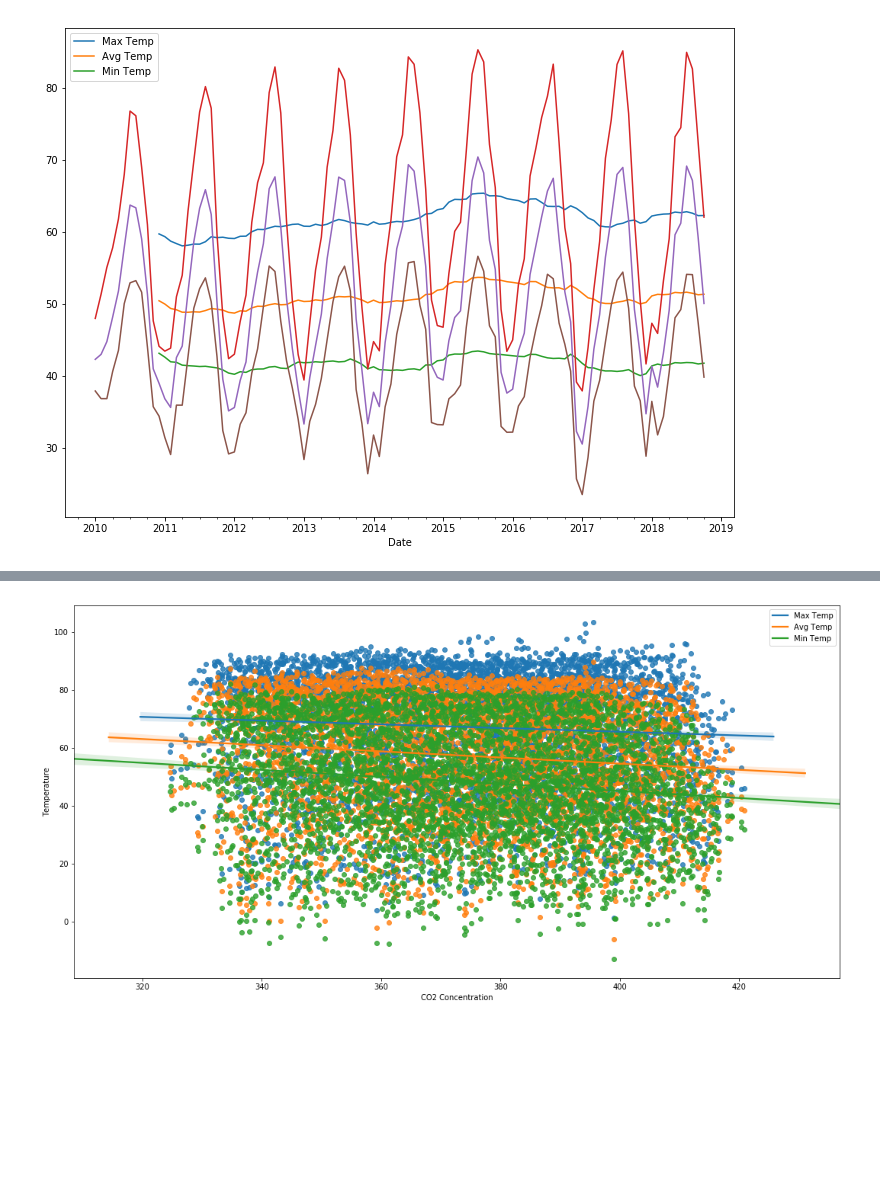
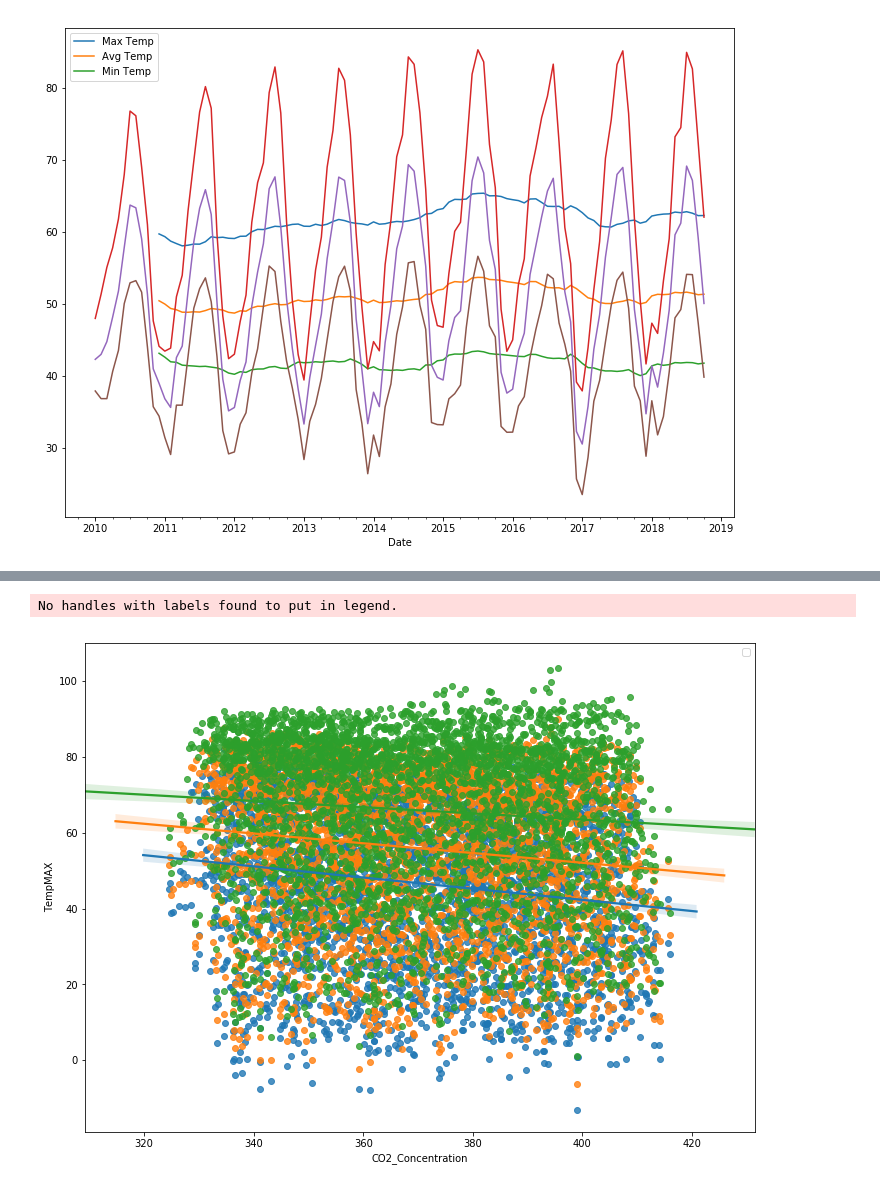
Before and after one commit to KrishnaMuluguru/ClimateChangeProject, a Jupyter notebook: ClimateChangeAnalysis.ipynb, the cells around one changed output, grey strips where cells are left out. Drawn from its saved outputs; the diff is of its cells as text; code cells hidden in the pictures; blank space fills up the shorter version.

```diff
--- a/ClimateChangeAnalysis.ipynb
+++ b/ClimateChangeAnalysis.ipynb
@@ -13,7 +13,7 @@ plt.rcParams['figure.figsize'] = (12, 9)
 
 warnings.filterwarnings('ignore')
 # %%
-CO2_Concentration = pd.read_csv('https://raw.githubusercontent.com/chaitu038/ClimateChangeProject1/master/Data-Folder/CO2_Concentration_forecasted.csv',parse_dates = ['Date'],index_col=['Date','State'])
+CO2_Concentration = pd.read_csv('https://raw.githubusercontent.com/chaitu038/ClimateChangeProject1/master/Data-Folder/CO2_Concentration.csv',parse_dates = ['Date'],index_col=['Date','State'])
 Temperature_Data = pd.read_csv('https://raw.githubusercontent.com/chaitu038/ClimateChangeProject1/master/Data-Folder/GSOD_All_Data_no_outliers.csv',parse_dates = ['Date'],index_col=['Date','State'])
 Fuel_Consumption = pd.read_csv('https://raw.githubusercontent.com/chaitu038/ClimateChangeProject1/master/Data-Folder/Fuel_Consumption.csv',parse_dates = ['Date'],index_col=['Date','State'])
 Land_Use = pd.read_csv('https://raw.githubusercontent.com/chaitu038/ClimateChangeProject1/master/Data-Folder/Land_Use_Data.csv',parse_dates = ['Date'],index_col=['Date','State'])
@@ -159,13 +173,12 @@ iplot(figTempMaxCO2)
 # %% [output]
 [interactive output not drawn]
 # %%
+sns.regplot(x='CO2_Concentration',y='TempMIN',data=Climate_Data.loc[Climate_Data.index.get_level_values('State').isin(CO2_States_List)])
+sns.regplot(x='CO2_Concentration',y='TempAVG',data=Climate_Data.loc[Climate_Data.index.get_level_values('State').isin(CO2_States_List)])
 sns.regplot(x='CO2_Concentration',y='TempMAX',data=Climate_Data.loc[Climate_Data.index.get_level_values('State').isin(CO2_States_List)])
-sns.regplot(x='CO2_Concentration',y='TempAVG',data=Climate_Data.loc[Climate_Data.index.get_level_values('State').isin(CO2_States_List)])
-sns.regplot(x='CO2_Concentration',y='TempMIN',data=Climate_Data.loc[Climate_Data.index.get_level_values('State').isin(CO2_States_List)])
-plt.xlabel('CO2 Concentration')
-plt.ylabel('Temperature')
-plt.legend(['Max Temp','Avg Temp','Min Temp'])
+plt.legend()
 plt.show()
 # %% [output]
+No handles with labels found to put in legend.
-[figure, old version]
+[figure, new version]
 # %%
```
Also changed, not shown: parts of 14 cells of this notebook.
